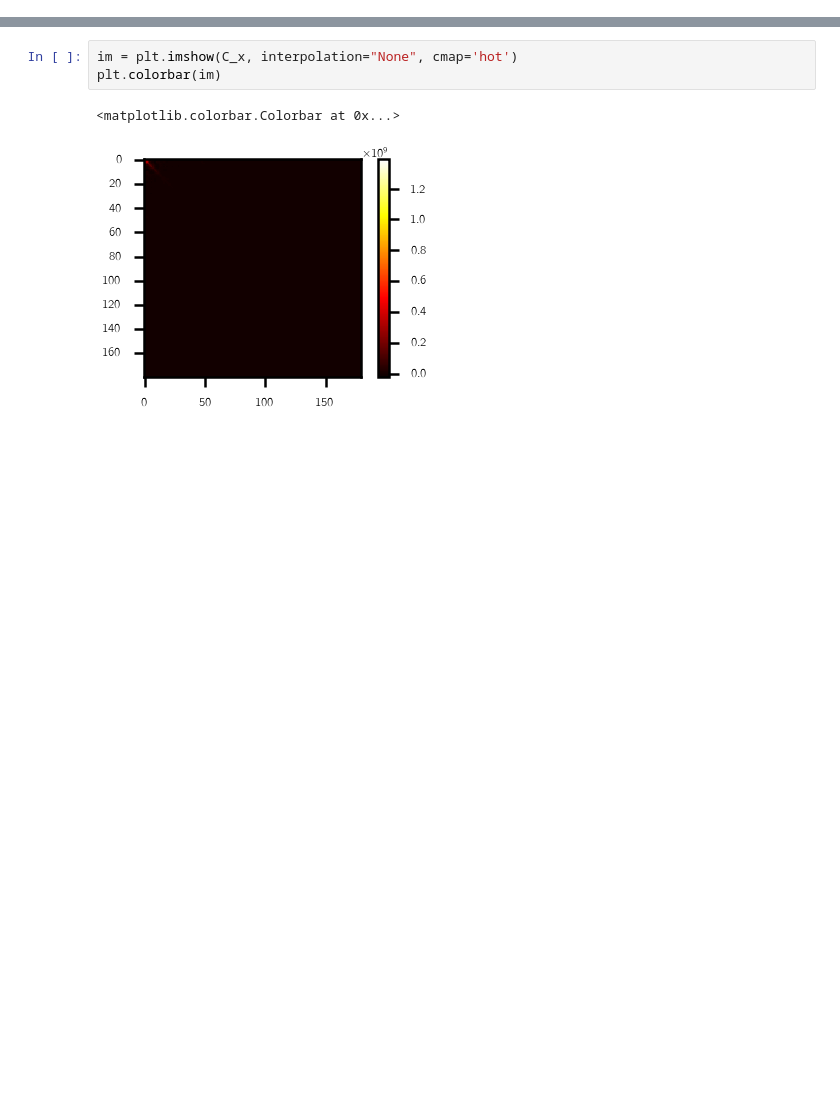
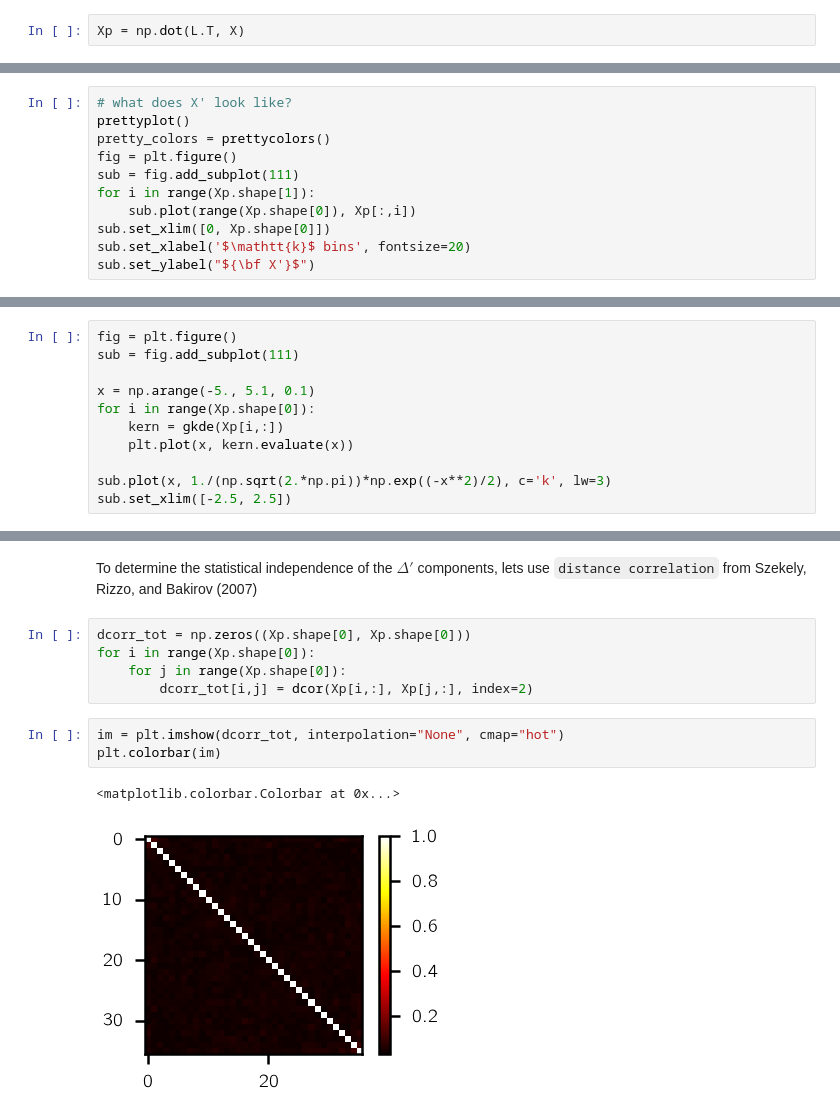
Before and after one commit to changhoonhahn/nonGaussLike, a Jupyter notebook: nongausslike/notebook/whiten.ipynb, the cells around one changed output, grey strips where cells are left out. Drawn from its saved outputs; the diff is of its cells as text; blank space fills up the shorter version.

```diff
--- a/nongausslike/notebook/whiten.ipynb
+++ b/nongausslike/notebook/whiten.ipynb
@@ -42,0 +86,2 @@ C_x = np.cov(X.T)
+# %%
+Xp = np.dot(L.T, X)
@@ -42,0 +95,11 @@ C_x = np.cov(X.T)
+# %%
+# what does X' look like?
+prettyplot()
+pretty_colors = prettycolors()
+fig = plt.figure()
+sub = fig.add_subplot(111)
+for i in range(Xp.shape[1]):
+    sub.plot(range(Xp.shape[0]), Xp[:,i])
+sub.set_xlim([0, Xp.shape[0]])
+sub.set_xlabel('$\mathtt{k}$ bins', fontsize=20)
+sub.set_ylabel("${\bf X'}$")
@@ -42,0 +125,11 @@ C_x = np.cov(X.T)
+# %%
+fig = plt.figure()
+sub = fig.add_subplot(111)
+
+x = np.arange(-5., 5.1, 0.1)
+for i in range(Xp.shape[0]):
+    kern = gkde(Xp[i,:])
+    plt.plot(x, kern.evaluate(x))
+
+sub.plot(x, 1./(np.sqrt(2.*np.pi))*np.exp((-x**2)/2), c='k', lw=3)
+sub.set_xlim([-2.5, 2.5])
@@ -43,6 +139,13 @@ C_x = np.cov(X.T)
+# %% [markdown]
+To determine the statistical independence of the $\Delta'$ components, lets use `distance correlation` from Szekely, Rizzo, and Bakirov (2007)
+# %%
+dcorr_tot = np.zeros((Xp.shape[0], Xp.shape[0]))
+for i in range(Xp.shape[0]):
+    for j in range(Xp.shape[0]):
+        dcorr_tot[i,j] = dcor(Xp[i,:], Xp[j,:], index=2)
 # %%
-im = plt.imshow(C_x, interpolation="None", cmap='hot')
+im = plt.imshow(dcorr_tot, interpolation="None", cmap="hot")
 plt.colorbar(im)
 # %% [output]
 <matplotlib.colorbar.Colorbar at 0x...>
-[figure, old version]
+[figure, new version]
```
Also changed, not shown: parts of 23 cells of this notebook, 2 other files.
